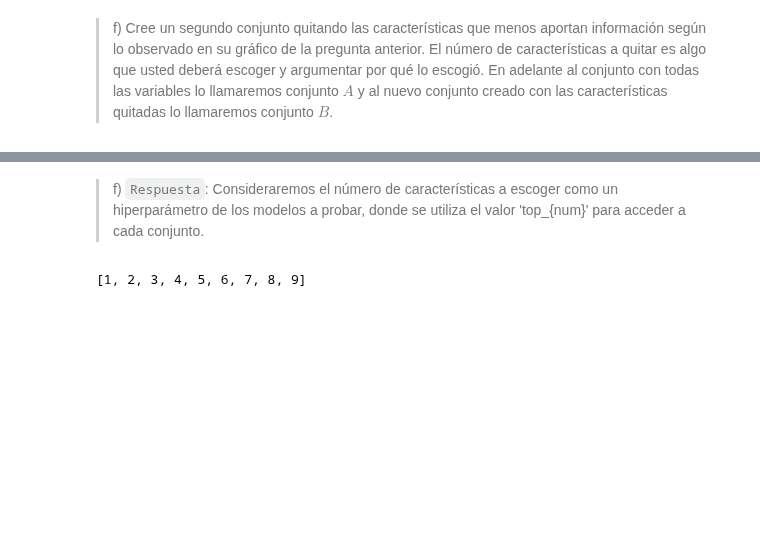
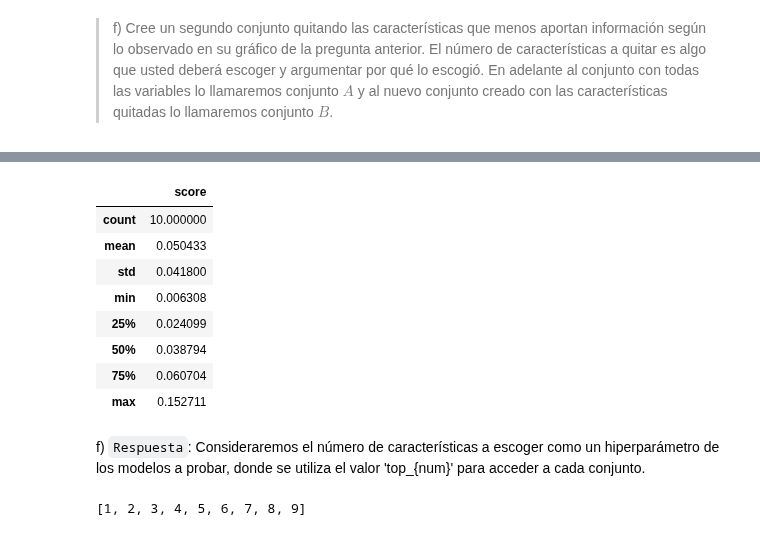
Before and after one commit to Diego-Astaburuaga/Tarea-2-IML, a Jupyter notebook: Entregable_Tarea_2.ipynb, the cells around one changed output, grey strips where cells are left out. Drawn from its saved outputs; the diff is of its cells as text; code cells hidden in the pictures; blank space fills up the shorter version.

```diff
--- a/Entregable_Tarea_2.ipynb
+++ b/Entregable_Tarea_2.ipynb
@@ -467,5 +495,17 @@ plt.xticks(rotation=45, ha='right')
+# %%
+df_mi.describe()
+# %% [output]
+|  | score |
+| count | 10.000000 |
+| mean | 0.050433 |
+| std | 0.041800 |
+| min | 0.006308 |
+| 25% | 0.024099 |
+| 50% | 0.038794 |
+| 75% | 0.060704 |
+| max | 0.152711 |
 # %% [markdown]
-> f) `Respuesta`: Consideraremos el número de características a escoger como un hiperparámetro de los modelos a probar, donde se utiliza el valor 'top_{num}' para acceder a cada conjunto.
+f) `Respuesta`: Consideraremos el número de características a escoger como un hiperparámetro de los modelos a probar, donde se utiliza el valor 'top_{num}' para acceder a cada conjunto.
 # %%
 top_cant = list(range(1, X_train.shape[1]))
 top_cant
```
Also changed, not shown: parts of 19 cells of this notebook.
